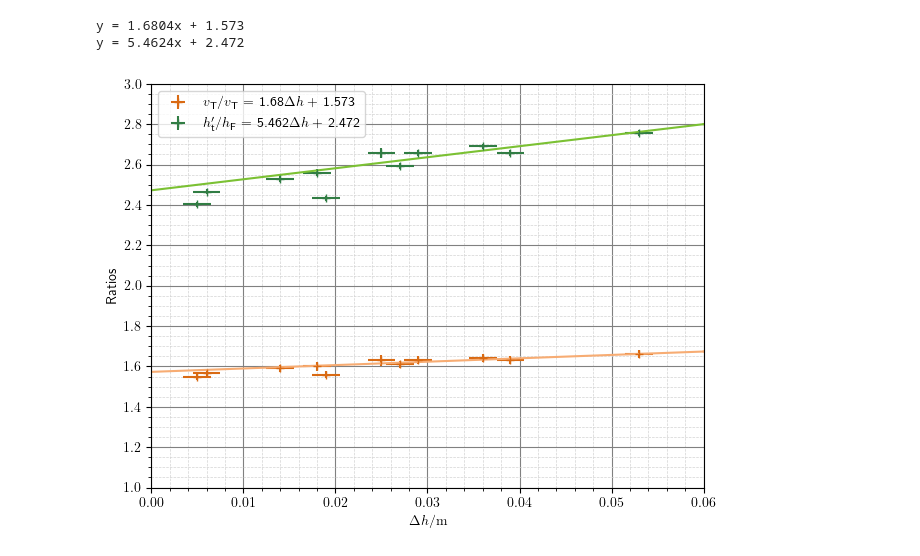
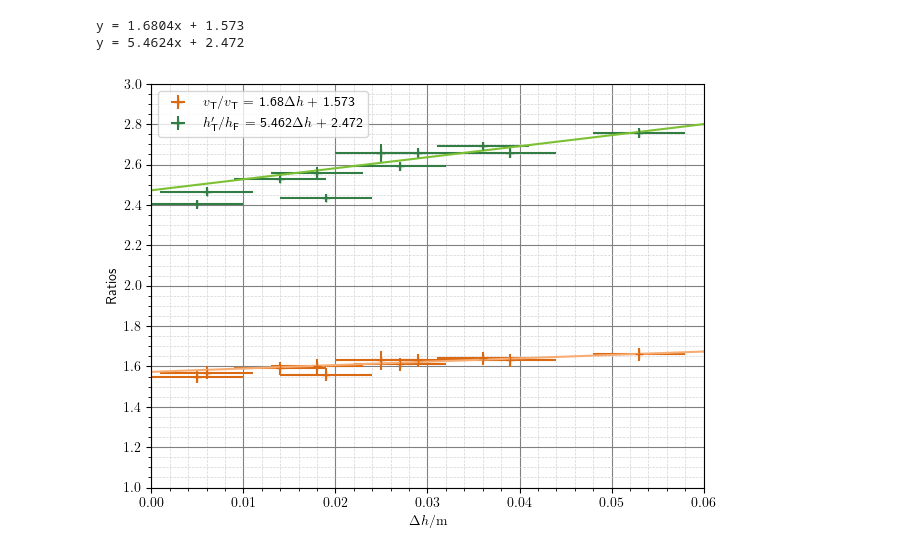
Before and after one commit to Aaryan-Varshney/practical-project-25, a Jupyter notebook: combined_ratio_graph.ipynb, the cells around one changed output. Cells and saved outputs as stored; diff of their text form; code cells hidden in the pictures.

```diff
--- a/combined_ratio_graph.ipynb
+++ b/combined_ratio_graph.ipynb
@@ -33,7 +33,7 @@ x = separation_distances
 y_vel = velocity_ratios
 y_height = height_ratios
 # %%
-yerr = 0.003
+yerr = 0.005
 height_error = (yerr / final_heights + yerr / initial_heights) * height_ratios
 # vel_error = (yerr / separation_velocities + yerr / approach_velocities) * velocity_ratios
 vel_error = (((yerr/(2*final_heights)) * separation_velocities) + ((yerr/(2*initial_heights)) * approach_velocities)) * velocity_ratios
@@ -59,38 +59,38 @@ def plot_graph(x_list, y_list, colour_vector, input_label, y_error_bars):
     trendline_x = np.linspace(xlims, 100)
     trendline_y = slope * trendline_x + intercept
 
-    xerror = 0.0015
+    xerror = 0.005
 
     plt.errorbar(x_list, y_list, fmt = '+', xerr = xerror, yerr = y_error_bars, color = scatter_colour, label = f'{input_label} = {round(slope, 3)}$\Delta h$ + {round(intercept, 3)}')
     plt.plot(trendline_x, trendline_y, color = trend_colour)
 
 plot_graph(x, y_vel, vel_colours, r"$v_{\text{T}} / v_{\text{T}}$", vel_error)
 plot_graph(x, y_height, height_colours, r"$h_{\text{T}}' / h_{\text{F}}$", height_error)
 
 plt.legend()
 plt.xlim(xlims)
 plt.ylim(ylims)
 
 plt.xlabel(r'$\Delta h / \si{\metre}$')
 plt.ylabel('Ratios')
 
 x_tick_positions = np.arange(xlims[0], xlims[1] + 0.01, 0.01)  # From 0.65 to 1.1 with step 0.05
 plt.xticks(x_tick_positions)
 
 y_tick_positions = np.arange(ylims[0], ylims[1] + 0.01, 0.2)  # From 0.5 to 0.85 with step 0.05
 plt.yticks(y_tick_positions)
 
 # Add gridlines
 plt.grid(which='major', color='gray', linestyle='-', linewidth=0.8)  # Major gridlines
 plt.minorticks_on()  # Enable minor ticks
 plt.grid(which='minor', color='lightgray', linestyle='--', linewidth=0.5)  # Minor gridlines
 
 plt.tight_layout()
 
 plt.savefig(r"C:\Coding\practical-project-25\graphs\with_separation/combined-ratios.png", dpi = 600)
 
 plt.show()
 # %% [output]
 y = 1.6804x + 1.573
 y = 5.4624x + 2.472
-[figure, old version]
+[figure, new version]
```
Also changed, not shown: parts of 1 cell of this notebook, 12 other files.
